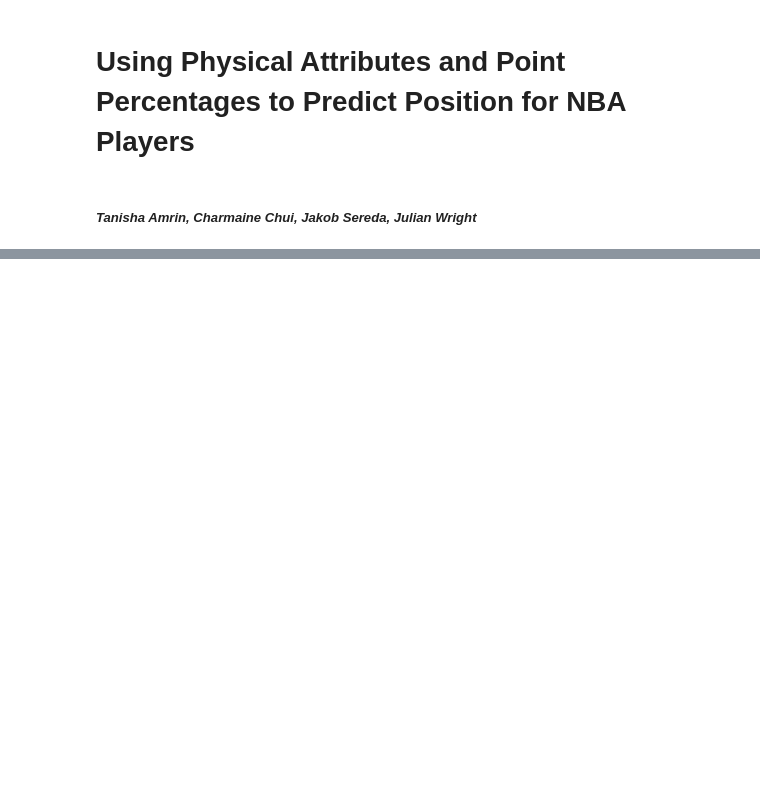
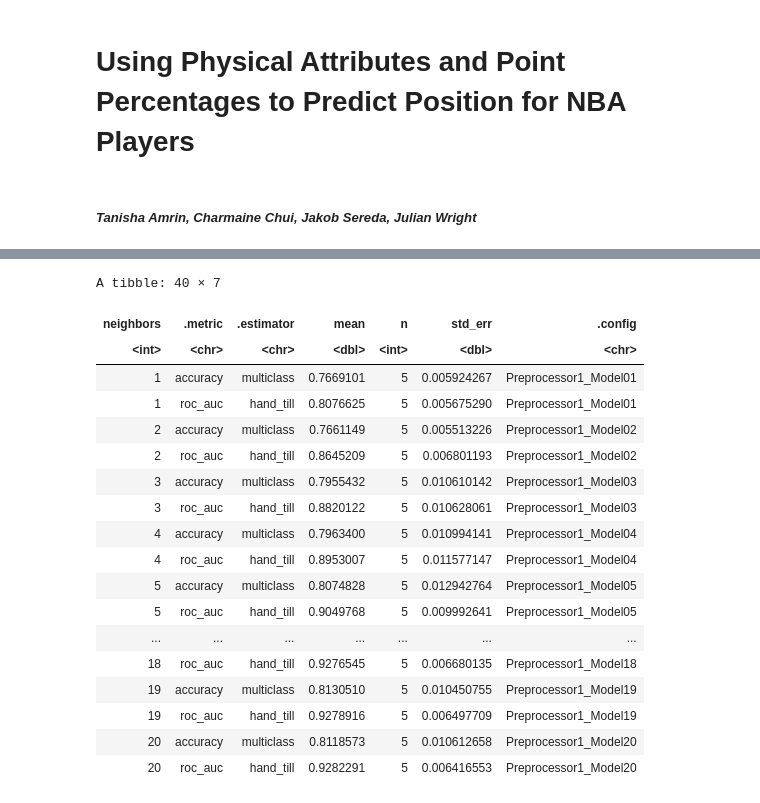
Before and after one commit to jakobsereda/nba-classifier, a Jupyter notebook: notebooks/report-notebook.ipynb, the cells around one changed output, grey strips where cells are left out. Drawn from its saved outputs; the diff is of its cells as text; code cells hidden in the pictures; blank space fills up the shorter version.

```diff
--- a/notebooks/report-notebook.ipynb
+++ b/notebooks/report-notebook.ipynb
@@ -63,9 +81,45 @@ A tibble: 3 × 14
 # %%
 set.seed(2024)
 
 # creating recipe and standardizing data
 nba_recipe <- recipe(position ~ height + weight + fg_pct + ft_pct, data = nba_train) |>
     step_scale(all_predictors()) |>
     step_center(all_predictors())
 
 # creating knn-model specification
+knn_tune <- nearest_neighbor(weight_func = "rectangular", neighbors = tune()) |>
+    set_engine("kknn") |>
+    set_mode("classification")
+
+# perform 5 fold cross validation
+nba_vfold <- vfold_cv(nba_train, v = 5, strata = position)
+gridvals <- tibble(neighbors = c(1:20))
+
+# creating workflow
+knn_results <- workflow() |>
+    add_recipe(nba_recipe) |>
+    add_model(knn_tune) |>
+    tune_grid(resamples = nba_vfold, grid = gridvals) |>
+    collect_metrics()
+
+knn_results
+# %% [output]
+A tibble: 40 × 7
+| neighbors | .metric | .estimator | mean | n | std_err | .config |
+| <int> | <chr> | <chr> | <dbl> | <int> | <dbl> | <chr> |
+| 1 | accuracy | multiclass | 0.7669101 | 5 | 0.005924267 | Preprocessor1_Model01 |
+| 1 | roc_auc | hand_till | 0.8076625 | 5 | 0.005675290 | Preprocessor1_Model01 |
+| 2 | accuracy | multiclass | 0.7661149 | 5 | 0.005513226 | Preprocessor1_Model02 |
+| 2 | roc_auc | hand_till | 0.8645209 | 5 | 0.006801193 | Preprocessor1_Model02 |
+| 3 | accuracy | multiclass | 0.7955432 | 5 | 0.010610142 | Preprocessor1_Model03 |
+| 3 | roc_auc | hand_till | 0.8820122 | 5 | 0.010628061 | Preprocessor1_Model03 |
+| 4 | accuracy | multiclass | 0.7963400 | 5 | 0.010994141 | Preprocessor1_Model04 |
+| 4 | roc_auc | hand_till | 0.8953007 | 5 | 0.011577147 | Preprocessor1_Model04 |
+| 5 | accuracy | multiclass | 0.8074828 | 5 | 0.012942764 | Preprocessor1_Model05 |
+| 5 | roc_auc | hand_till | 0.9049768 | 5 | 0.009992641 | Preprocessor1_Model05 |
+| ... | ... | ... | ... | ... | ... | ... |
+| 18 | roc_auc | hand_till | 0.9276545 | 5 | 0.006680135 | Preprocessor1_Model18 |
+| 19 | accuracy | multiclass | 0.8130510 | 5 | 0.010450755 | Preprocessor1_Model19 |
+| 19 | roc_auc | hand_till | 0.9278916 | 5 | 0.006497709 | Preprocessor1_Model19 |
+| 20 | accuracy | multiclass | 0.8118573 | 5 | 0.010612658 | Preprocessor1_Model20 |
+| 20 | roc_auc | hand_till | 0.9282291 | 5 | 0.006416553 | Preprocessor1_Model20 |
```
Also changed, not shown: parts of 4 cells of this notebook.
